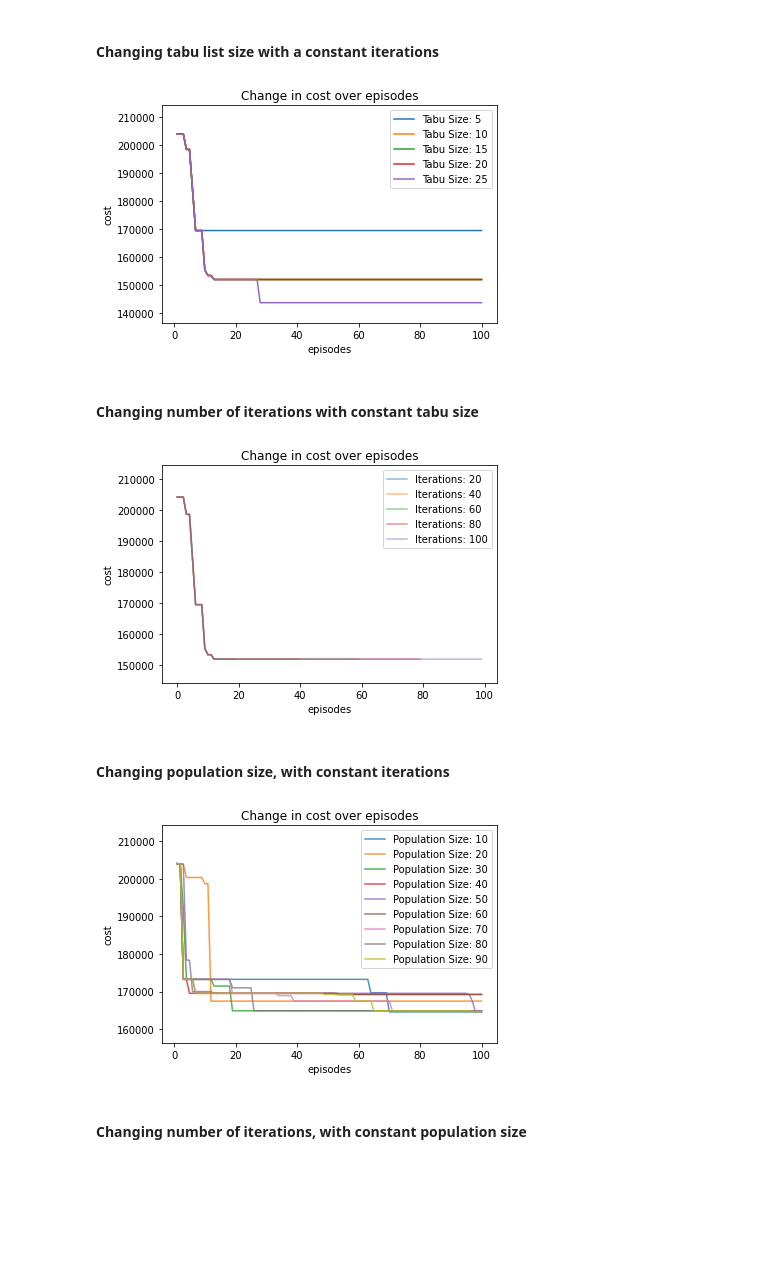
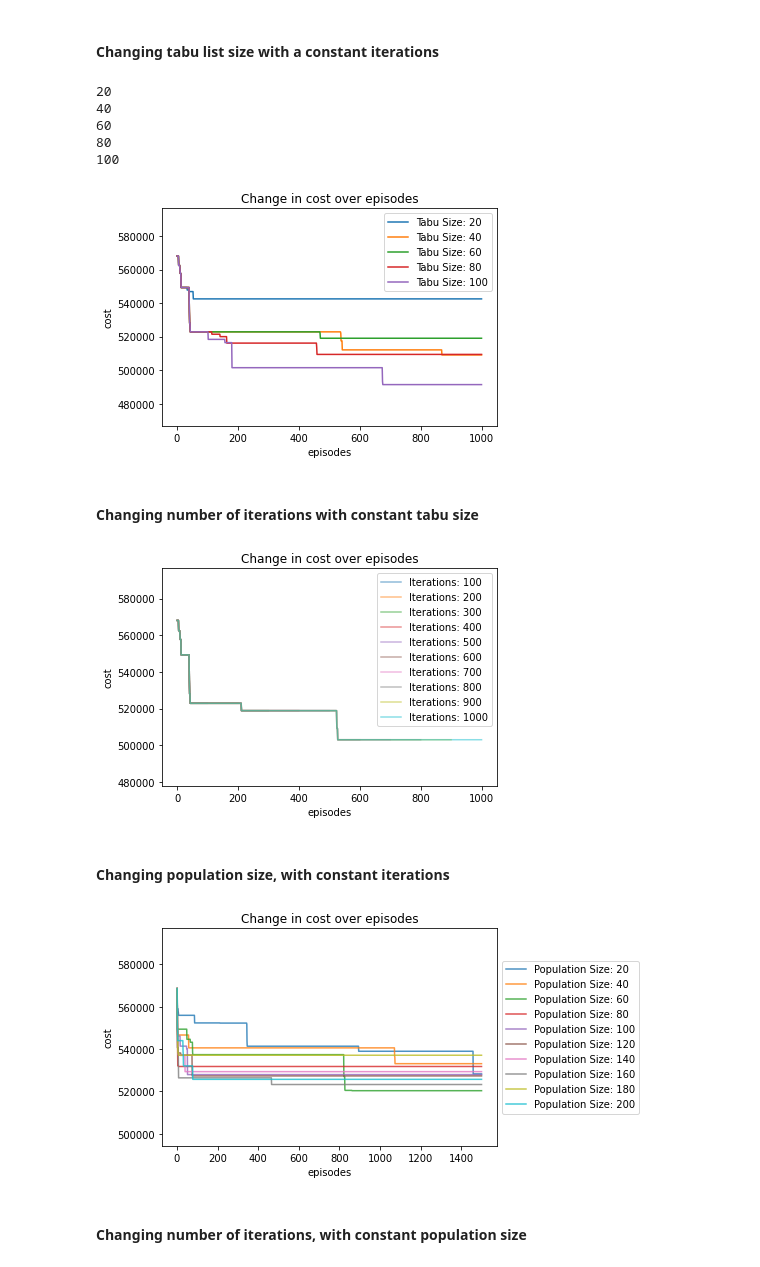
Before and after one commit to MaximCamilleri/Algorithmic-Approach-to-Carpooling, a Jupyter notebook: Analysis/analysis.ipynb, the cells around one changed output. Drawn from its saved outputs; the diff is of its cells as text; code cells hidden in the pictures; blank space fills up the shorter version.

```diff
--- a/Analysis/analysis.ipynb
+++ b/Analysis/analysis.ipynb
@@ -493,10 +538,15 @@ def tabuTest1(graph, iterations, fitnessFuc):
     plt.title('Change in cost over episodes')
     plt.legend(loc="upper right")
 # %%
-iterations = 100
-tabuTest1(network, iterations, fitnessFuncDistance)
+iterations = 1000
+tabuTest1(network2, iterations, fitnessFuncDistance)
 # %% [output]
+20
+40
+60
+80
+100
-[figure, old version]
+[figure, new version]
 # %% [markdown]
 #### Changing number of iterations with constant tabu size
 # %%
@@ -516,34 +566,40 @@ def tabuTest2(graph, tabuSize, fitnessFuc):
     plt.title('Change in cost over episodes')
     plt.legend(loc="upper right")
 # %%
-tabuSize = 20
-tabuTest2(network, tabuSize, fitnessFuncDistance)
+tabuSize = 50
+sol = initSolution(network2)
+tabuTest2(network2, tabuSize, fitnessFuncDistance, sol)
 # %% [output]
-[figure, old version]
+[figure, new version]
 # %% [markdown]
 #### Changing population size, with constant iterations
 # %%
 def geneticTest1(graph, iterations, fitnessFuc):
     eps = []
+    ymax = 0
+    ymin = 1000000000
 
     for ep in range(1, iterations + 1):
         eps.append(ep)
 
-    for s in range(10, 100, 10):
+    for s in range(20, 201, 20):
         g = geneticAlgorithm(graph, s, fitnessFuc)
         bestSolution, bestCost, counts = g.geneticAlgorithm(iterations)
         plt.plot(eps, counts, label=("Population Size: " + str(s)), alpha=0.8)
 
-    plt.ylim(min(counts)-(0.05*min(counts)), max(counts)+(0.05*max(counts)))
+        if(min(counts) < ymin): ymin = min(counts)
+        if(max(counts) > ymax): ymax = max(counts)
+
+    plt.ylim(ymin-(0.05*ymin), ymax+(0.05*ymax))
     plt.ylabel('cost')
     plt.xlabel('episodes')
     plt.title('Change in cost over episodes')
-    plt.legend(loc="upper right")
+    plt.legend(loc="center left", bbox_to_anchor=(1, 0.5))
 # %%
-iterations = 100
-geneticTest1(network, iterations, fitnessFuncDistance)
+iterations = 1500
+geneticTest1(network2, iterations, fitnessFuncDistance)
 # %% [output]
-[figure, old version]
+[figure, new version]
 # %% [markdown]
 #### Changing number of iterations, with constant population size
 # %%
```
Also changed, not shown: parts of 13 cells of this notebook, 4 other files.
